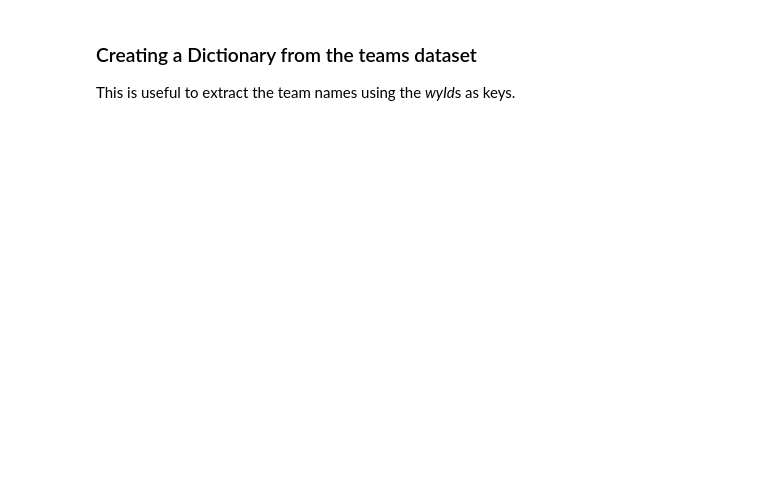
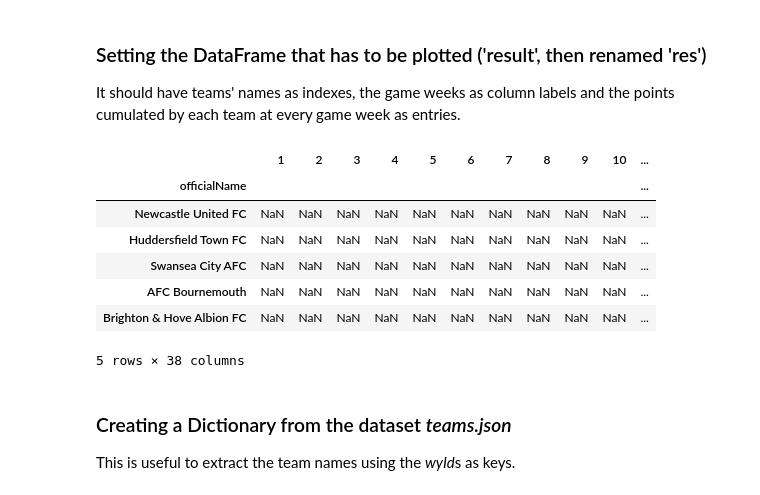
Before and after one commit to yuuko97/ADM_HW2, a Jupyter notebook: RQ1.ipynb, the cells around one changed output. Cells and saved outputs as stored; diff of their text form; code cells hidden in the pictures; blank space fills up the shorter version.

```diff
--- a/RQ1.ipynb
+++ b/RQ1.ipynb
@@ -79,5 +17,0 @@ def pts_from_scores(score1,score2):
-# %%
-for i in range(0, length-1, 2):
-    pts1, pts2 = pts_from_scores(data.iloc[i]['final score'], data.iloc[i+1]['final score'])
-    data.loc[i,'points'] = pts1
-    data.loc[i+1,'points'] = pts2
@@ -85,0 +20,6 @@ data.drop(columns=['final score'],inplace=True)
+# %%
+matches.sort_values('gameweek', inplace=True)
+matches.drop(columns=['competitionId','date','duration','wyId','dateutc',
+                      'label','referees','roundId','seasonId','status','venue'],
+            inplace=True)
+matches.head()
@@ -86,5 +54,22 @@ data.drop(columns=['final score'],inplace=True)
+# %% [markdown]
+### Setting the DataFrame that has to be plotted ('result', then renamed 'res')
+It should have teams' names as indexes, the game weeks as column labels and the points cumulated by each team at every game week as entries.
+# %%
+num_weeks = matches['gameweek'].max()
+gameweeks = list(range(1, num_weeks+1))
+result = pd.DataFrame(index=Teams,columns=gameweeks)
+result.head()
+# %% [output]
+|  | 1 | 2 | 3 | 4 | 5 | 6 | 7 | 8 | 9 | 10 | ... |
+| officialName |  |  |  |  |  |  |  |  |  |  | ... |
+| Newcastle United FC | NaN | NaN | NaN | NaN | NaN | NaN | NaN | NaN | NaN | NaN | ... |
+| Huddersfield Town FC | NaN | NaN | NaN | NaN | NaN | NaN | NaN | NaN | NaN | NaN | ... |
+| Swansea City AFC | NaN | NaN | NaN | NaN | NaN | NaN | NaN | NaN | NaN | NaN | ... |
+| AFC Bournemouth | NaN | NaN | NaN | NaN | NaN | NaN | NaN | NaN | NaN | NaN | ... |
+| Brighton & Hove Albion FC | NaN | NaN | NaN | NaN | NaN | NaN | NaN | NaN | NaN | NaN | ... |
+5 rows × 38 columns
 # %% [markdown]
-### Creating a Dictionary from the teams dataset
+### Creating a Dictionary from the dataset _teams.json_
 This is useful to extract the team names using the *wyId*s as keys.
 # %%
 teams.index=teams['wyId']
```
Also changed, not shown: parts of 48 cells of this notebook.
